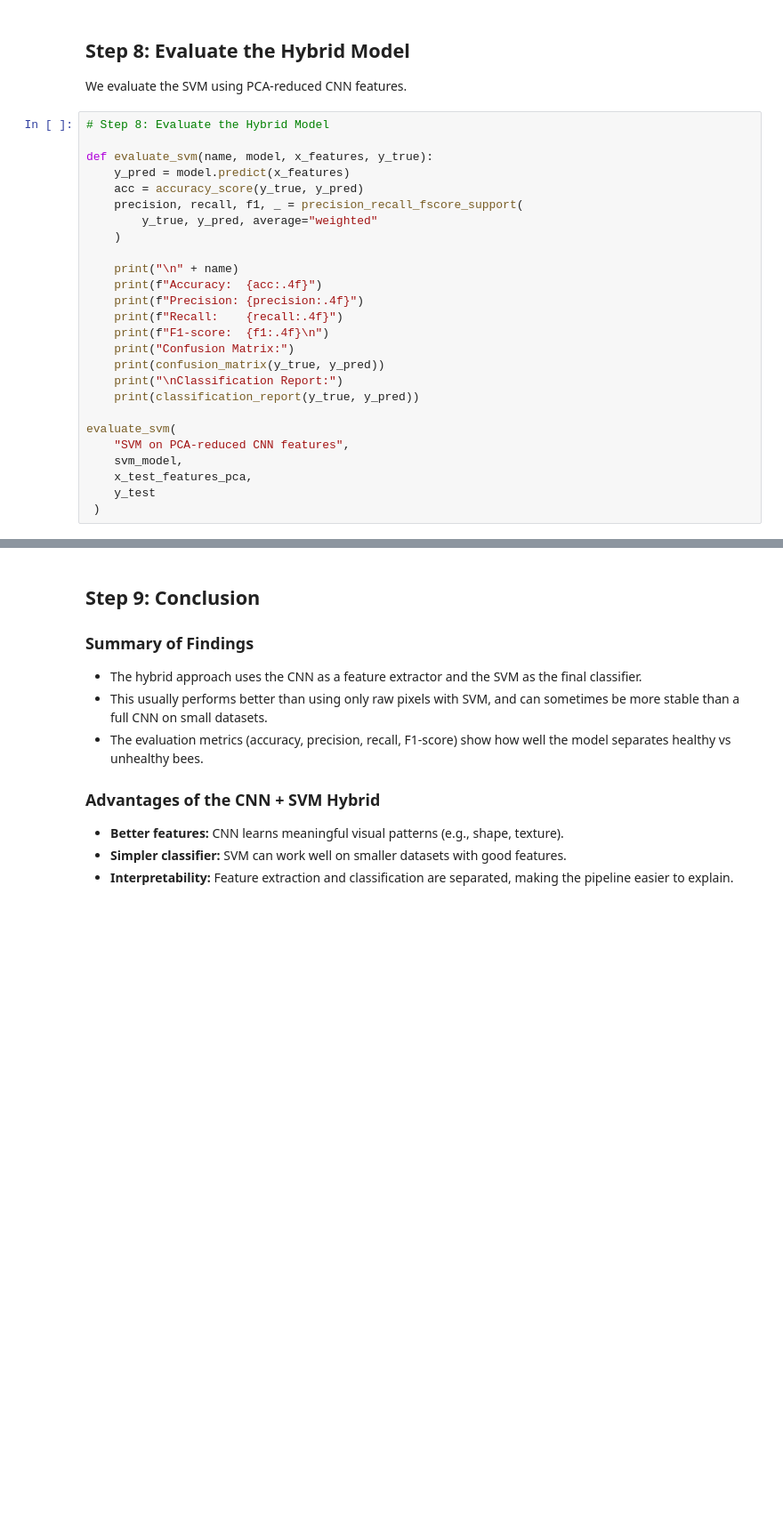
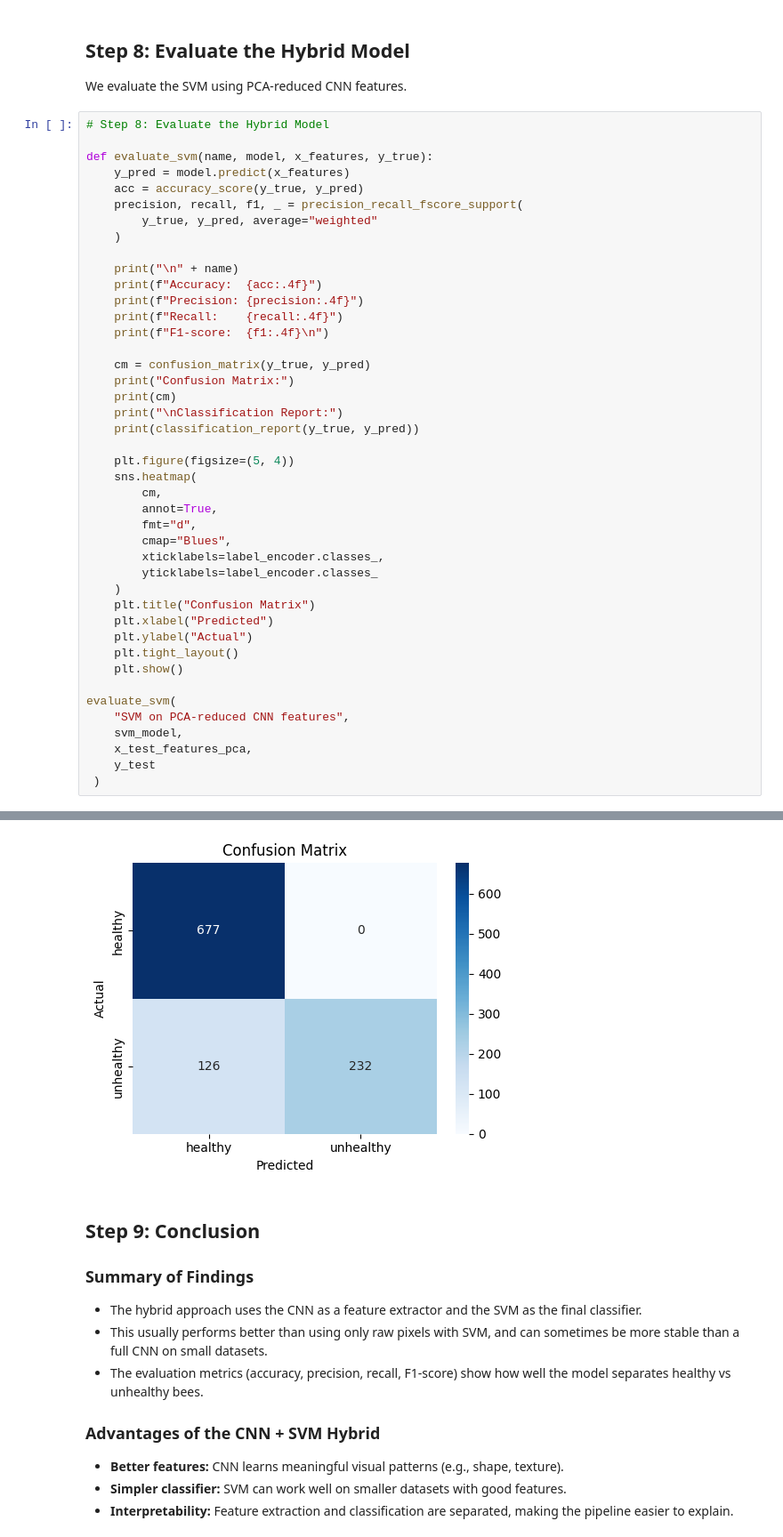
Before and after one commit to MarioP03/beeproject-cnn, a Jupyter notebook: models/cnn_svm_hybrid.ipynb, the cells around one changed output, grey strips where cells are left out. Shown at 89% size. Cells and saved outputs as stored; diff of their text form; blank space fills up the shorter version.

Commit message:
Added confusion matrix images and metrics on performance, plus changed hybrid model to include confusion matrix

```diff
--- a/models/cnn_svm_hybrid.ipynb
+++ b/models/cnn_svm_hybrid.ipynb
@@ -371,10 +371,27 @@ def evaluate_svm(name, model, x_features, y_true):
     print(f"Precision: {precision:.4f}")
     print(f"Recall:    {recall:.4f}")
     print(f"F1-score:  {f1:.4f}\n")
+
+    cm = confusion_matrix(y_true, y_pred)
     print("Confusion Matrix:")
-    print(confusion_matrix(y_true, y_pred))
+    print(cm)
     print("\nClassification Report:")
     print(classification_report(y_true, y_pred))
+
+    plt.figure(figsize=(5, 4))
+    sns.heatmap(
+        cm,
+        annot=True,
+        fmt="d",
+        cmap="Blues",
+        xticklabels=label_encoder.classes_,
+        yticklabels=label_encoder.classes_
+    )
+    plt.title("Confusion Matrix")
+    plt.xlabel("Predicted")
+    plt.ylabel("Actual")
+    plt.tight_layout()
+    plt.show()
 
 evaluate_svm(
     "SVM on PCA-reduced CNN features",
@@ -405,3 +422,4 @@ weighted avg       0.91      0.89      0.88      1035
+[figure, added]
 # %% [markdown]
 ## Step 9: Conclusion
 
```
Also changed, not shown: parts of 2 cells of this notebook, 9 other files.
